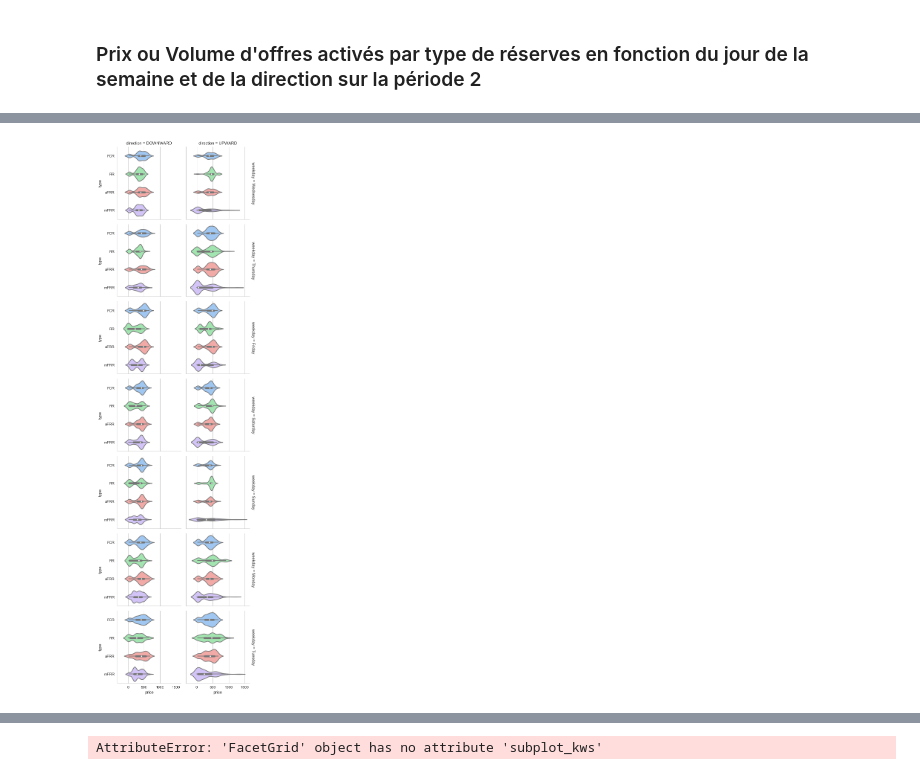
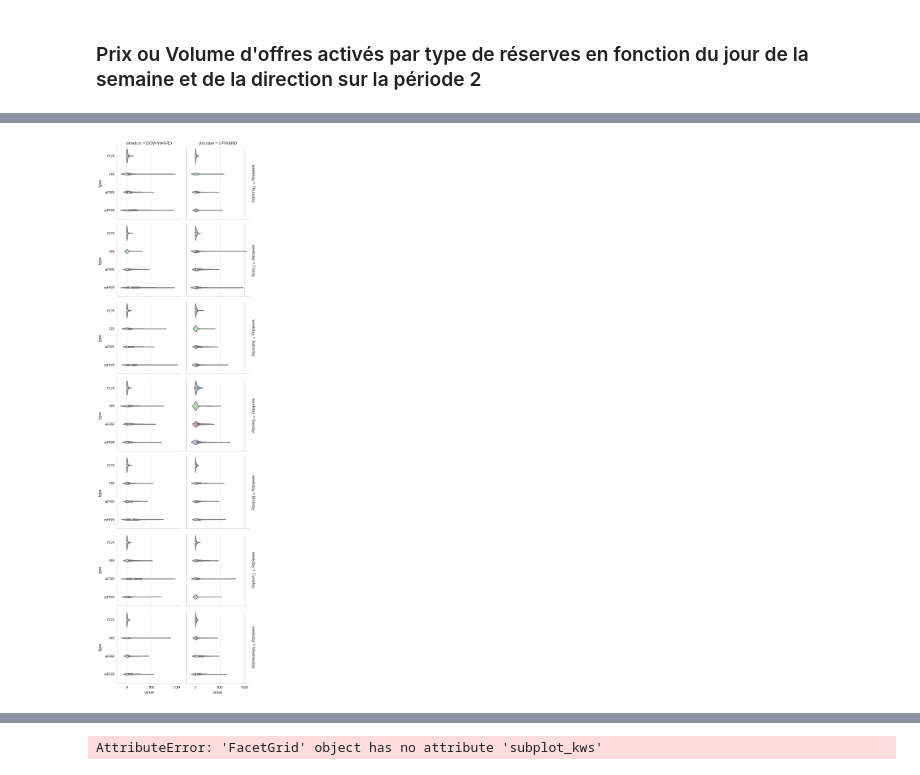
Before and after one commit to mathiaHa/MA-Analysis, a Jupyter notebook: Analysis/Alpiq/I.5 Plotting with categorical data.ipynb, the cells around one changed output, grey strips where cells are left out. Saved outputs shown, nothing was run; the diff lists cells and outputs as text; code cells hidden in the pictures.

```diff
--- a/Analysis/Alpiq/I.5 Plotting with categorical data.ipynb
+++ b/Analysis/Alpiq/I.5 Plotting with categorical data.ipynb
@@ -116,9 +128,11 @@ plt.show()
 # %%
 weekday_query_df = sqldf(
-    weekday_query.format(
+    rq.weekday_query.format(
         table_df="table_df",
         resource="activated_offers",
-        value_type="price"),
+        value_type="value",
+        downgraded="'NORMAL'",
+        alert="'NORMAL'"),
     locals())
 
 if not weekday_query_df.empty:
@@ -136,18 +154,20 @@ else:
 # %%
 weekday_query_df2 = sqldf(
-    weekday_query.format(
+    rq.weekday_query.format(
         table_df="table_df2",
         resource="activated_offers",
-        value_type="price"),
+        value_type="value",
+        downgraded="'NORMAL'",
+        alert="''"),
     locals())
 
 if not weekday_query_df2.empty:
     curve_name = list(weekday_query_df2.select_dtypes(include=["float",'long']).columns)[0]
 
     g = sns.FacetGrid(weekday_query_df2, row='weekday', col='direction',margin_titles=True)
     g.map(sns.violinplot, curve_name, 'type',palette="pastel")
     plt.show()
 else:
     print "weekday_query_df is empty"
 # %% [output]
-[figure, old version]
+[figure, new version]
```
Also changed, not shown: parts of 10 cells of this notebook, 4 other files.
